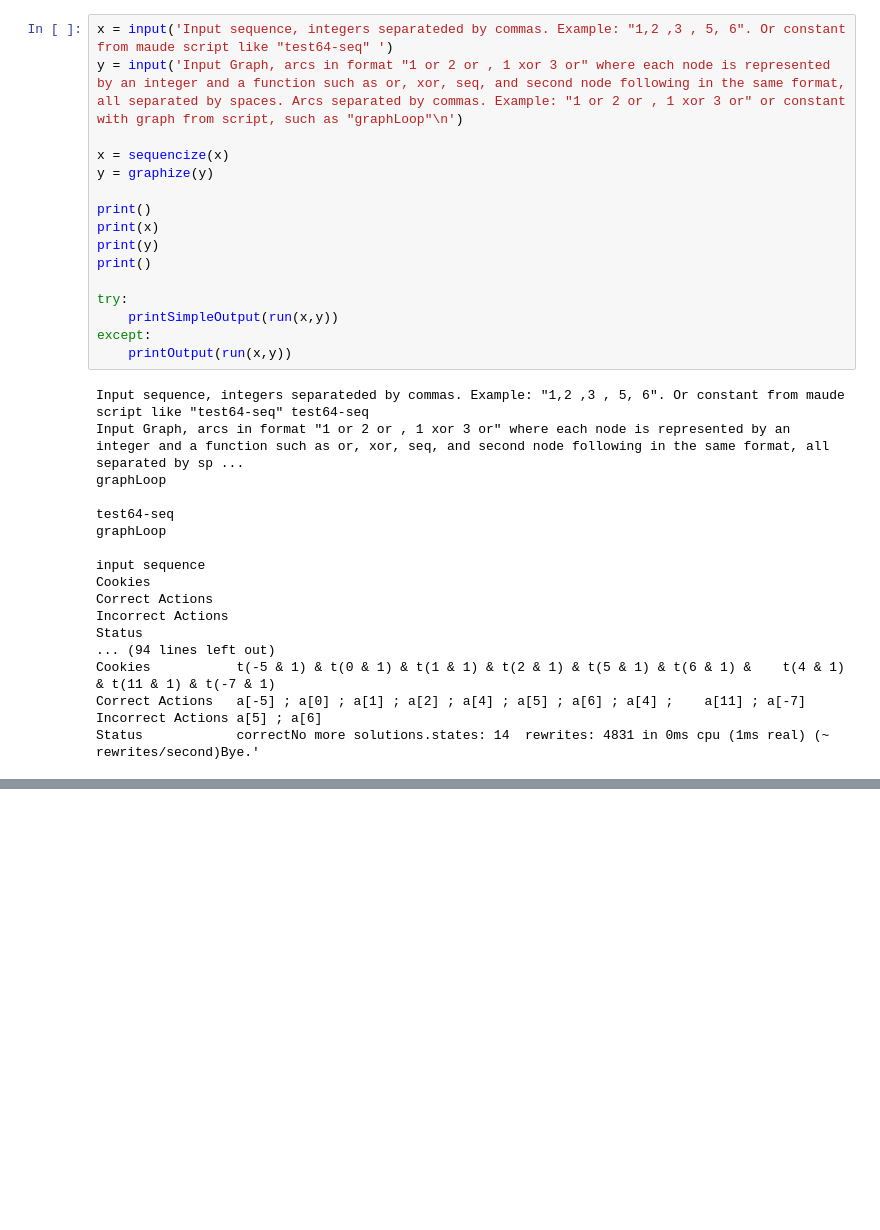
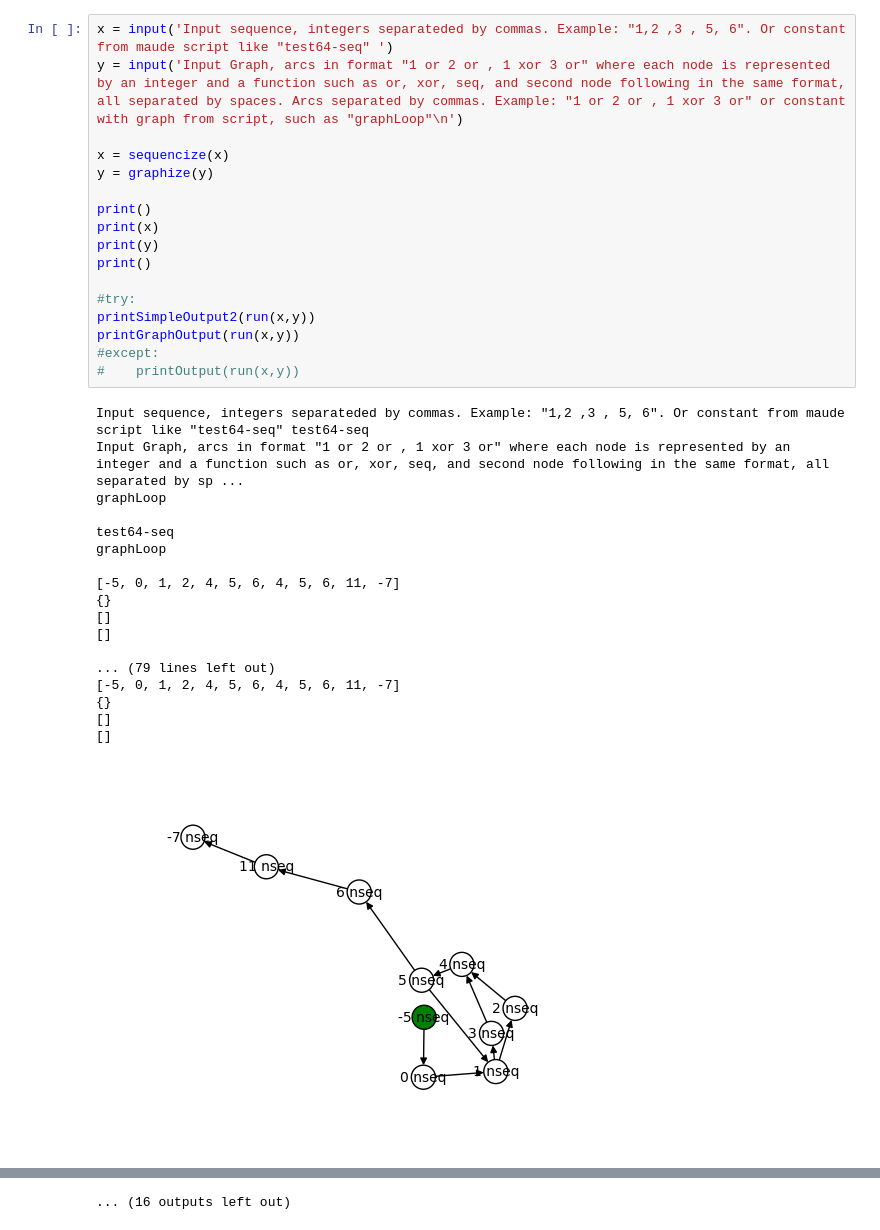
Before and after one commit to supervision-systems-development/graph-models, a Jupyter notebook: cookies_graph/graphTestingScript.ipynb, the cells around one changed output, grey strips where cells are left out. Cells and saved outputs as stored; diff of their text form; blank space fills up the shorter version.

```diff
--- a/cookies_graph/graphTestingScript.ipynb
+++ b/cookies_graph/graphTestingScript.ipynb
@@ -1,34 +1,36 @@
 # %%
 x = input('Input sequence, integers separateded by commas. Example: "1,2 ,3 , 5, 6". Or constant from maude script like "test64-seq" ')
 y = input('Input Graph, arcs in format "1 or 2 or , 1 xor 3 or" where each node is represented by an integer and a function such as or, xor, seq, and second node following in the same format, all separated by spaces. Arcs separated by commas. Example: "1 or 2 or , 1 xor 3 or" or constant with graph from script, such as "graphLoop"\n')
 
 x = sequencize(x)
 y = graphize(y)
 
 print()
 print(x)
 print(y)
 print()
 
-try:
-    printSimpleOutput(run(x,y))
-except:
-    printOutput(run(x,y))
+#try:
+printSimpleOutput2(run(x,y))
+printGraphOutput(run(x,y))
+#except:
+#    printOutput(run(x,y))
 # %% [output]
 Input sequence, integers separateded by commas. Example: "1,2 ,3 , 5, 6". Or constant from maude script like "test64-seq" test64-seq
 Input Graph, arcs in format "1 or 2 or , 1 xor 3 or" where each node is represented by an integer and a function such as or, xor, seq, and second node following in the same format, all separated by sp ...
 graphLoop
 
 test64-seq
 graphLoop
 
-input sequence
-Cookies
-Correct Actions
-Incorrect Actions
-Status
-... (94 lines left out)
-Cookies           t(-5 & 1) & t(0 & 1) & t(1 & 1) & t(2 & 1) & t(5 & 1) & t(6 & 1) &    t(4 & 1) & t(11 & 1) & t(-7 & 1)
-Correct Actions   a[-5] ; a[0] ; a[1] ; a[2] ; a[4] ; a[5] ; a[6] ; a[4] ;    a[11] ; a[-7]
-Incorrect Actions a[5] ; a[6]
-Status            correctNo more solutions.states: 14  rewrites: 4831 in 0ms cpu (1ms real) (~ rewrites/second)Bye.'
+[-5, 0, 1, 2, 4, 5, 6, 4, 5, 6, 11, -7]
+{}
+[]
+[]
+
+... (79 lines left out)
+[-5, 0, 1, 2, 4, 5, 6, 4, 5, 6, 11, -7]
+{}
+[]
+[]
+[figure, added]
@@ -34,0 +62 @@ Status            correctNo more solutions.states: 14  rewrites: 4831 in 0ms cpu
+... (16 outputs left out)
```
Also changed, not shown: parts of 6 cells of this notebook.
